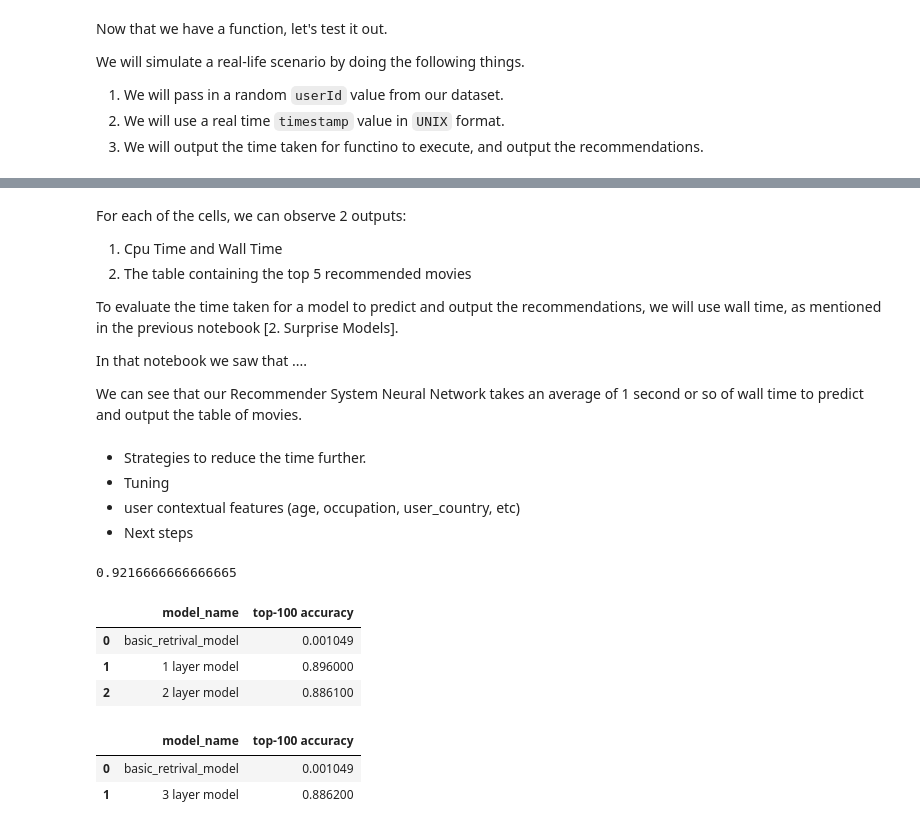
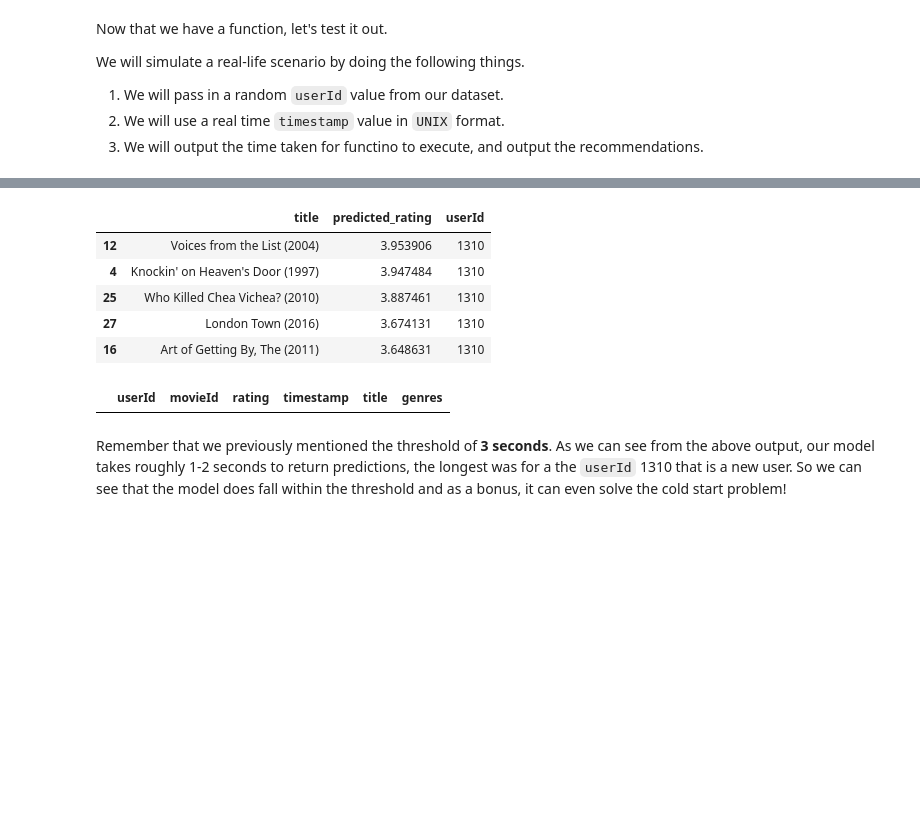
Before and after one commit to sujayjangam/Movie-Recommender-System, a Jupyter notebook: 5_Deep_Learning_Part_2_(Introducing_more_features_and_layers).ipynb, the cells around one changed output, grey strips where cells are left out. Cells and saved outputs as stored; diff of their text form; code cells hidden in the pictures; blank space fills up the shorter version.

```diff
--- a/5_Deep_Learning_Part_2_(Introducing_more_features_and_layers).ipynb
+++ b/5_Deep_Learning_Part_2_(Introducing_more_features_and_layers).ipynb
@@ -838,9 +910,9 @@ for movie_id in test_movie_ids:
       'userId': np.array([512]),
       'movieId': np.array([movie_id]),
       'timestamp': np.array([round(time.time())]),
-      'genres': movie_df.loc[movie_df['movieId'] == 1544, 'genres']\
+      'genres': movie_df.loc[movie_df['movieId'] == movie_id, 'genres']\
         .values,
-      'title': movie_df.loc[movie_df['movieId'] == 1544, 'title']\
+      'title': movie_df.loc[movie_df['movieId'] == movie_id, 'title']\
         .values
   }).numpy()[0][0]
 
@@ -870,31 +946,32 @@ def get_top_movies(userID, num_of_movies=None):
     # defining userId
     userId = userID
 
+
     # Create a model that takes in raw query features, and
-    index = tfrs.layers.factorized_top_k.BruteForce(retrieval_1_layer.\
-                                                    query_model.embedding_model.\
-                                                    user_embedding,
-                                                    k=100)
+    index = tfrs.layers.factorized_top_k.BruteForce(retrieval_3_layer.query_model,
+                                                k=100)
 
     # recommends movies out of the entire movies dataset.
     index.index_from_dataset(
-      tf.data.Dataset.zip((movies.batch(1024),
-                           movies.batch(1024).map(retrieval_1_layer.\
-                                                  candidate_model.\
-                                                  embedding_model.\
-                                                  movie_id_embedding)
+      tf.data.Dataset.zip((movies.batch(100),
+                           movies.batch(100)\
+                           .map(retrieval_3_layer\
+                                .candidate_model\
+                                .embedding_model\
+                                .movie_id_embedding)
                           )
                          )
     )
 
     # Get recommendations for a random 'userId', 512
-    _, titles = index(tf.constant([userId]))
+    _, m_ids = index({'userId': tf.constant([512]), 'timestamp': tf.constant([round(time.time())])})
+
 
     # takes the recommended movieIds and puts them through the ranking model
 
-    test_movie_ids = [movie_id for movie_id in np.unique(titles)]
+    test_movie_ids = [movie_id for movie_id in np.unique(m_ids)]
 
-    timestamp = random.choice(df.loc[df['userId'] == 512, 'timestamp'].unique())
+    timestamp = round(time.time())
     pred_dict = {}
     pred_dict['title'] = [movie_df.loc[movie_df['movieId'] == id, 'title'].values[0]
                             for id in test_movie_ids]
@@ -964,0 +1043,4 @@ Wall time: 709 ms
+# %%
+%%time
+get_top_movies(1310, num_of_movies=5)
+# %% [output]
@@ -965,34 +1049,12 @@ Wall time: 709 ms
+|  | title | predicted_rating | userId |
+| 12 | Voices from the List (2004) | 3.953906 | 1310 |
+| 4 | Knockin' on Heaven's Door (1997) | 3.947484 | 1310 |
+| 25 | Who Killed Chea Vichea? (2010) | 3.887461 | 1310 |
+| 27 | London Town (2016) | 3.674131 | 1310 |
+| 16 | Art of Getting By, The (2011) | 3.648631 | 1310 |
+# %%
+df[df['userId'] == 1310]
+# %% [output]
+|  | userId | movieId | rating | timestamp | title | genres |
 # %% [markdown]
-For each of the cells, we can observe 2 outputs:
-1. Cpu Time and Wall Time
-2. The table containing the top 5 recommended movies
-
-To evaluate the time taken for a model to predict and output the recommendations, we will use wall time, as mentioned in the previous notebook [2. Surprise Models].
-
-In that notebook we saw that ....
-
-We can see that our Recommender System Neural Network takes an average of 1 second or so of wall time to predict and output the table of movies.
+Remember that we previously mentioned the threshold of **3 seconds**. As we can see from the above output, our model takes roughly 1-2 seconds to return predictions, the longest was for a the `userId` 1310 that is a new user. So we can see that the model does fall within the threshold and as a bonus, it can even solve the cold start problem!
-# %% [markdown]
-* Strategies to reduce the time further.
-* Tuning
-* user contextual features (age, occupation, user_country, etc)
-* Next steps
-# %%
-(1.28+.709+.776)/3
-# %% [output]
-0.9216666666666665
-# %%
-retrieval_df = pd.DataFrame(retrieval_dict)
-retrieval_df
-# %% [output]
-|  | model_name | top-100 accuracy |
-| 0 | basic_retrival_model | 0.001049 |
-| 1 | 1 layer model | 0.896000 |
-| 2 | 2 layer model | 0.886100 |
-# %%
-ranking_df = pd.DataFrame(ranking_dict)
-ranking_df
-# %% [output]
-|  | model_name | top-100 accuracy |
-| 0 | basic_retrival_model | 0.001049 |
-| 1 | 3 layer model | 0.886200 |
```
Also changed, not shown: parts of 129 cells of this notebook, 1 other file.
